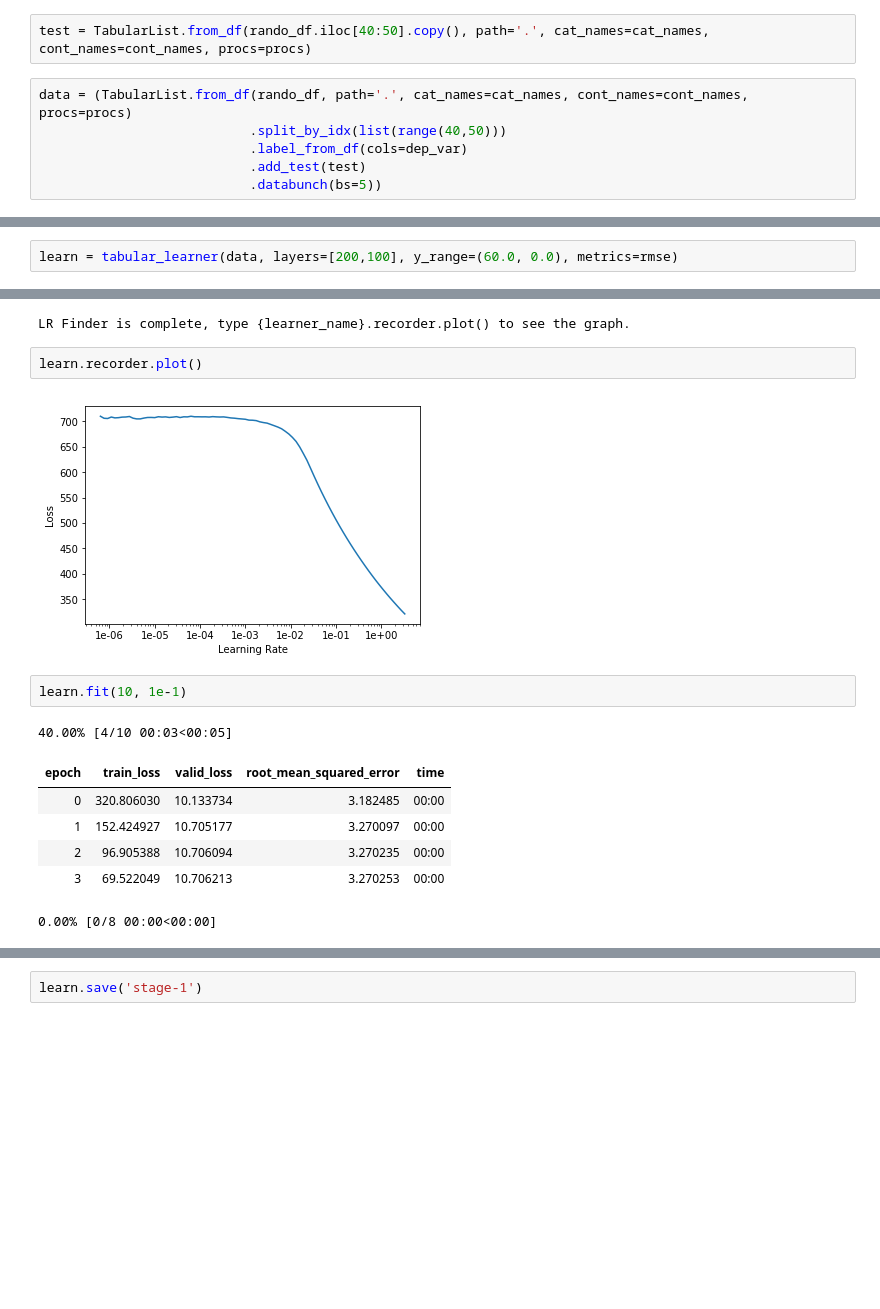
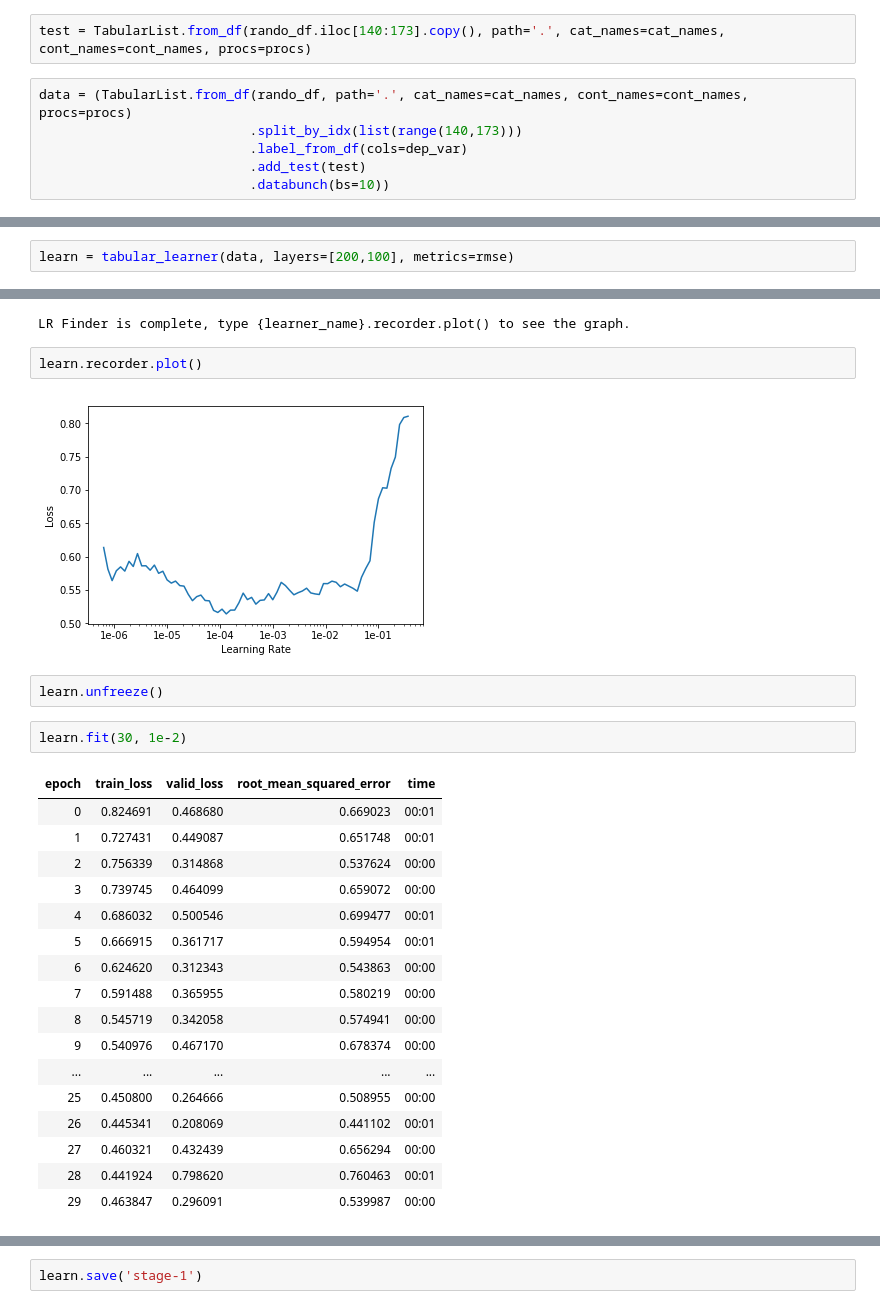
Before and after one commit to mhelmetag/stoke-futures, a Jupyter notebook: ml/stoke_futures.ipynb, the cells around one changed output, grey strips where cells are left out. Saved outputs shown, nothing was run; the diff lists cells and outputs as text; blank space fills up the shorter version.

```diff
--- a/ml/stoke_futures.ipynb
+++ b/ml/stoke_futures.ipynb
@@ -48,13 +50,13 @@ cat_names = ['swell1_is_favorable_direction', 'swell2_is_favorable_direction', '
 cont_names = ['swell1_height', 'swell1_period', 'swell2_height', 'swell2_period', 'swell3_height', 'swell3_period']
 procs = [FillMissing, Categorify, Normalize]
 # %%
-test = TabularList.from_df(rando_df.iloc[40:50].copy(), path='.', cat_names=cat_names, cont_names=cont_names, procs=procs)
+test = TabularList.from_df(rando_df.iloc[140:173].copy(), path='.', cat_names=cat_names, cont_names=cont_names, procs=procs)
 # %%
 data = (TabularList.from_df(rando_df, path='.', cat_names=cat_names, cont_names=cont_names, procs=procs)
-                           .split_by_idx(list(range(40,50)))
+                           .split_by_idx(list(range(140,173)))
                            .label_from_df(cols=dep_var)
                            .add_test(test)
-                           .databunch(bs=5))
+                           .databunch(bs=10))
 # %%
 data.show_batch(rows=5)
 # %% [output]
@@ -67,2 +69,2 @@ data.show_batch(rows=5)
 # %%
-learn = tabular_learner(data, layers=[200,100], y_range=(60.0, 0.0), metrics=rmse)
+learn = tabular_learner(data, layers=[200,100], metrics=rmse)
@@ -74,15 +85,27 @@ LR Finder is complete, type {learner_name}.recorder.plot() to see the graph.
 # %%
 learn.recorder.plot()
 # %% [output]
-[figure, old version]
+[figure, new version]
+# %%
+learn.unfreeze()
 # %%
-learn.fit(10, 1e-1)
+learn.fit(30, 1e-2)
 # %% [output]
-40.00% [4/10 00:03<00:05]
 | epoch | train_loss | valid_loss | root_mean_squared_error | time |
-| 0 | 320.806030 | 10.133734 | 3.182485 | 00:00 |
-| 1 | 152.424927 | 10.705177 | 3.270097 | 00:00 |
-| 2 | 96.905388 | 10.706094 | 3.270235 | 00:00 |
-| 3 | 69.522049 | 10.706213 | 3.270253 | 00:00 |
+| 0 | 0.824691 | 0.468680 | 0.669023 | 00:01 |
+| 1 | 0.727431 | 0.449087 | 0.651748 | 00:01 |
+| 2 | 0.756339 | 0.314868 | 0.537624 | 00:00 |
+| 3 | 0.739745 | 0.464099 | 0.659072 | 00:00 |
+| 4 | 0.686032 | 0.500546 | 0.699477 | 00:01 |
+| 5 | 0.666915 | 0.361717 | 0.594954 | 00:01 |
+| 6 | 0.624620 | 0.312343 | 0.543863 | 00:00 |
+| 7 | 0.591488 | 0.365955 | 0.580219 | 00:00 |
+| 8 | 0.545719 | 0.342058 | 0.574941 | 00:00 |
+| 9 | 0.540976 | 0.467170 | 0.678374 | 00:00 |
+| ... | ... | ... | ... | ... |
+| 25 | 0.450800 | 0.264666 | 0.508955 | 00:00 |
+| 26 | 0.445341 | 0.208069 | 0.441102 | 00:01 |
+| 27 | 0.460321 | 0.432439 | 0.656294 | 00:00 |
+| 28 | 0.441924 | 0.798620 | 0.760463 | 00:01 |
+| 29 | 0.463847 | 0.296091 | 0.539987 | 00:00 |
-0.00% [0/8 00:00<00:00]
 # %%
```
Also changed, not shown: parts of 13 cells of this notebook, 4 other files.
